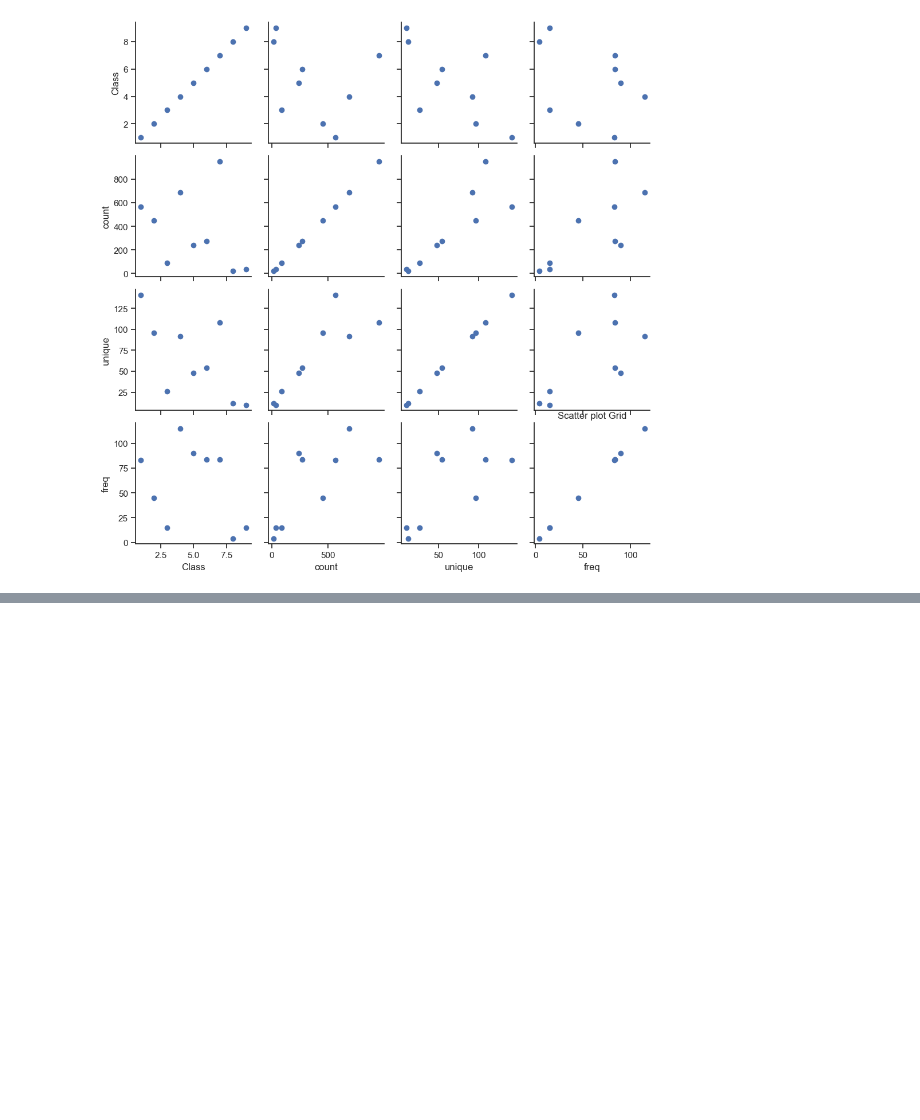
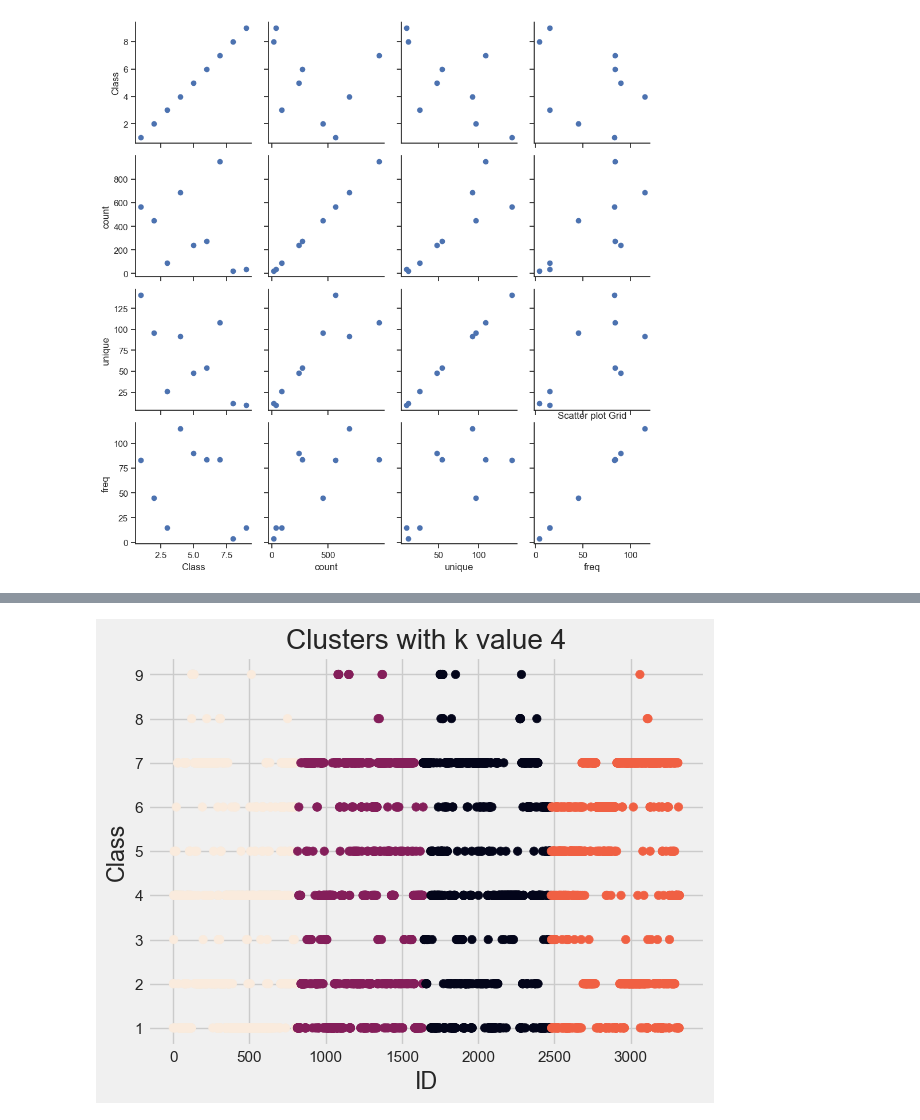
Before and after one commit to manasakolavennu/MLProject, a Jupyter notebook: ML Project.ipynb, the cells around one changed output, grey strips where cells are left out. Saved outputs shown, nothing was run; the diff lists cells and outputs as text; code cells hidden in the pictures; blank space fills up the shorter version.

```diff
--- a/ML Project.ipynb
+++ b/ML Project.ipynb
@@ -965,0 +897,14 @@ print(model.cluster_centroids_)
+# %%
+kmeans2 = KMeans(n_clusters=4)
+kmeans2.fit(fin_clus_dataset_num)
+
+x=fin_clus_dataset_num.iloc[:,0] ## ID
+y=fin_clus_dataset_num.iloc[:,1] ## CLASS
+
+plt.scatter(x, y, c=kmeans2.labels_)
+plt.title('Clusters with k value 4')
+plt.xlabel('ID')
+plt.ylabel('Class')
+plt.show()
+# %% [output]
+[figure, added]
```
Also changed, not shown: parts of 77 cells of this notebook.
